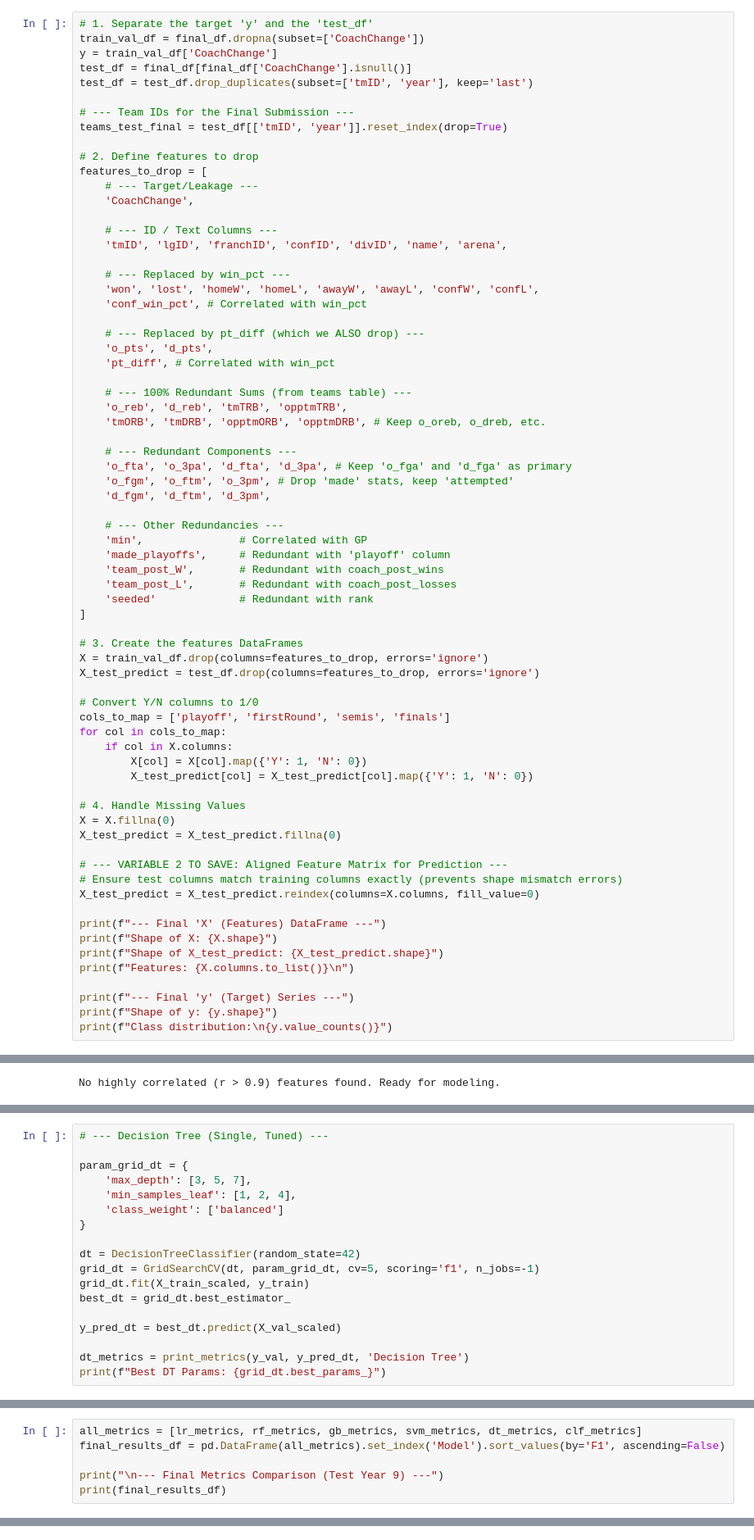
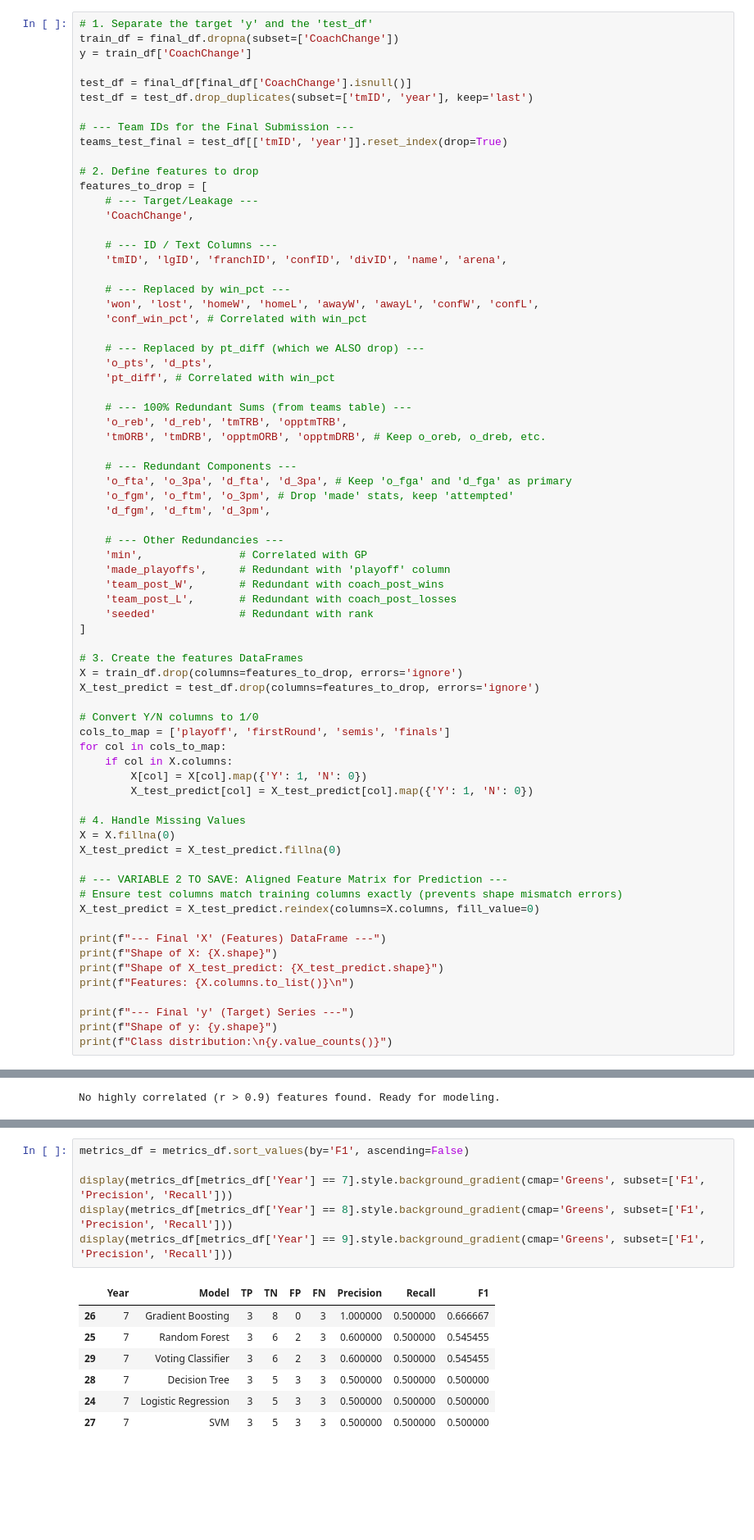
Before and after one commit to FranciscoAlves124/AC, a Jupyter notebook: coaches.ipynb, the cells around one changed output, grey strips where cells are left out. Shown at 82% size. Cells and saved outputs as stored; diff of their text form; blank space fills up the shorter version.

Commit message:
Changes to coaches and simple eda script

```diff
--- a/coaches.ipynb
+++ b/coaches.ipynb
@@ -242,8 +242,9 @@ Before modeling, we must clean the feature set to prevent **Data Leakage** and r
     * **`X_test_predict`:** The final year (Year 10) for the submission.
 # %%
 # 1. Separate the target 'y' and the 'test_df'
-train_val_df = final_df.dropna(subset=['CoachChange'])
-y = train_val_df['CoachChange']
+train_df = final_df.dropna(subset=['CoachChange'])
+y = train_df['CoachChange']
+
 test_df = final_df[final_df['CoachChange'].isnull()]
 test_df = test_df.drop_duplicates(subset=['tmID', 'year'], keep='last')
 
@@ -284,7 +285,7 @@ features_to_drop = [
 ]
 
 # 3. Create the features DataFrames
-X = train_val_df.drop(columns=features_to_drop, errors='ignore')
+X = train_df.drop(columns=features_to_drop, errors='ignore')
 X_test_predict = test_df.drop(columns=features_to_drop, errors='ignore')
 
 # Convert Y/N columns to 1/0
@@ -528,18 +405,0 @@ Best SVM Params: {'C': 0.1, 'class_weight': 'balanced', 'gamma': 'scale', 'kerne
-# %%
-# --- Decision Tree (Single, Tuned) ---
-
-param_grid_dt = {
-    'max_depth': [3, 5, 7],
-    'min_samples_leaf': [1, 2, 4],
-    'class_weight': ['balanced']
-}
-
-dt = DecisionTreeClassifier(random_state=42)
-grid_dt = GridSearchCV(dt, param_grid_dt, cv=5, scoring='f1', n_jobs=-1)
-grid_dt.fit(X_train_scaled, y_train)
-best_dt = grid_dt.best_estimator_
-
-y_pred_dt = best_dt.predict(X_val_scaled)
-
-dt_metrics = print_metrics(y_val, y_pred_dt, 'Decision Tree')
-print(f"Best DT Params: {grid_dt.best_params_}")
@@ -616,6 +405,0 @@ F1-Score: 0.8000
-# %%
-all_metrics = [lr_metrics, rf_metrics, gb_metrics, svm_metrics, dt_metrics, clf_metrics]
-final_results_df = pd.DataFrame(all_metrics).set_index('Model').sort_values(by='F1', ascending=False)
-
-print("\n--- Final Metrics Comparison (Test Year 9) ---")
-print(final_results_df)
@@ -634,0 +702,14 @@ We compare all models on the Year 9 Validation set. We use the **ROC Curve** and
+# %%
+metrics_df = metrics_df.sort_values(by='F1', ascending=False)
+
+display(metrics_df[metrics_df['Year'] == 7].style.background_gradient(cmap='Greens', subset=['F1', 'Precision', 'Recall']))
+display(metrics_df[metrics_df['Year'] == 8].style.background_gradient(cmap='Greens', subset=['F1', 'Precision', 'Recall']))
+display(metrics_df[metrics_df['Year'] == 9].style.background_gradient(cmap='Greens', subset=['F1', 'Precision', 'Recall']))
+# %% [output]
+|  | Year | Model | TP | TN | FP | FN | Precision | Recall | F1 |
+| 26 | 7 | Gradient Boosting | 3 | 8 | 0 | 3 | 1.000000 | 0.500000 | 0.666667 |
+| 25 | 7 | Random Forest | 3 | 6 | 2 | 3 | 0.600000 | 0.500000 | 0.545455 |
+| 29 | 7 | Voting Classifier | 3 | 6 | 2 | 3 | 0.600000 | 0.500000 | 0.545455 |
+| 28 | 7 | Decision Tree | 3 | 5 | 3 | 3 | 0.500000 | 0.500000 | 0.500000 |
+| 24 | 7 | Logistic Regression | 3 | 5 | 3 | 3 | 0.500000 | 0.500000 | 0.500000 |
+| 27 | 7 | SVM | 3 | 5 | 3 | 3 | 0.500000 | 0.500000 | 0.500000 |
```
Also changed, not shown: parts of 13 cells of this notebook, 1 other file.
